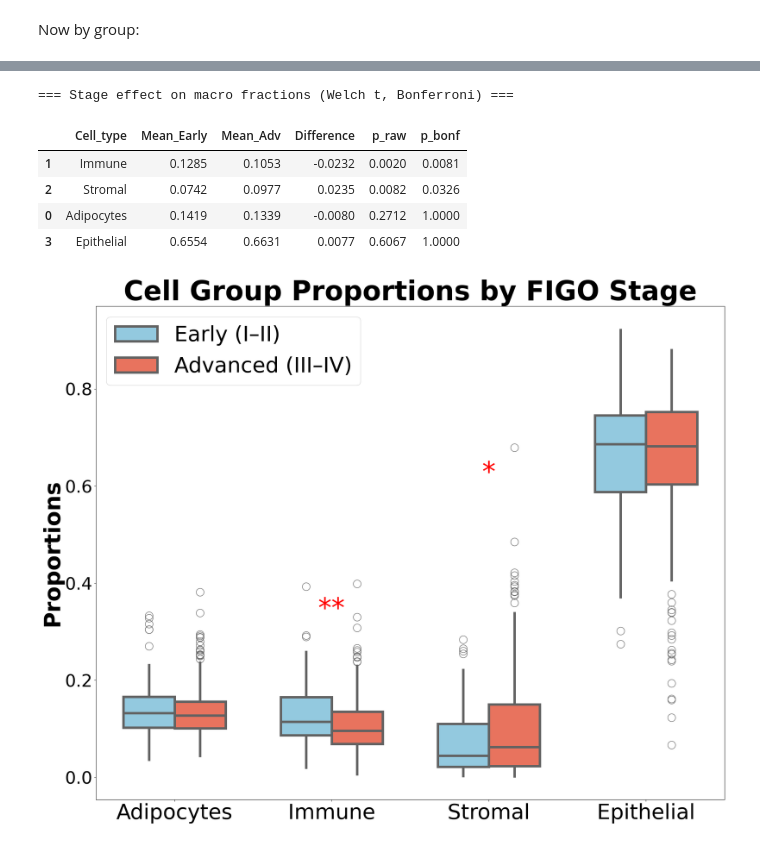
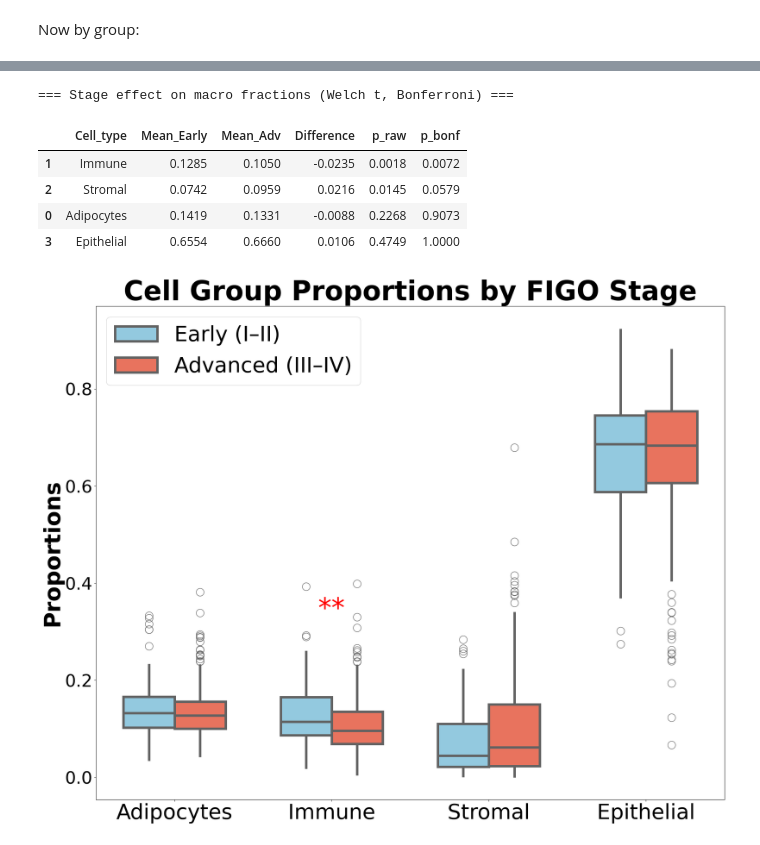
Before and after one commit to ivichadriana/HGSOC_Adipocytes, a Jupyter notebook: notebooks/analysis_proportions_vs_stage.ipynb, the cells around one changed output, grey strips where cells are left out. Saved outputs shown, nothing was run; the diff lists cells and outputs as text; code cells hidden in the pictures.

```diff
--- a/notebooks/analysis_proportions_vs_stage.ipynb
+++ b/notebooks/analysis_proportions_vs_stage.ipynb
@@ -127,3 +78,8 @@ cont_cols = ["Age", "BMI"]
+# %%
+renaming = hp.get_variable_renaming()
+tissue_dictionary = hp.get_tissue_dictionary()
+# continuous covariates to keep “as is”
+cont_cols = ["Age", "BMI"]
 # %% [markdown]
 Metadata
 # %%
@@ -142,4 +98,4 @@ df = meta_full.join(props, how="inner")
 cell_types = [col for col in df.columns if col not in meta_full.columns and col not in cont_cols]
 cell_types.remove("Dataset")
 
-df
+df = df[df.Stage != 9]
@@ -296,7 +234,5 @@ df_stage
 # %%
 # ── Welch t-tests on raw fractions ─────────────────────────────────────────
-from scipy.stats import ttest_ind
-from statsmodels.stats.multitest import multipletests
 cell_types = ["Adipocytes", "Immune", "Stromal", "Epithelial"]
 records = []
 for frac in cell_types:
@@ -320,45 +256,41 @@ print("\n=== Stage effect on macro fractions (Welch t, Bonferroni) ===")
 display(res_stage.round(4))
 
 # ── Plot all three fractions, star significant ones ───────────────────────
-import seaborn as sns, matplotlib.pyplot as plt, numpy as np
 
 long_all = (df_stage[["StageAdv"] + cell_types]
             .melt(id_vars="StageAdv",
                   var_name="Fraction", value_name="Prop"))
 
 palette = {0: "skyblue", 1: "tomato"}  # 0 = Early, 1 = Advanced
 plt.figure(figsize=(20,16))
 ax = sns.boxplot(data=long_all, x="Fraction", y="Prop",
                  hue="StageAdv", palette=palette, width=.65,
                  showcaps=False, fliersize=16, linewidth=5)
 
-def p_to_star(p):
-    return "***" if p < 0.001 else "**" if p < 0.01 else "*" if p < 0.05 else ""
-
 for i, frac in enumerate(cell_types):
-    star = p_to_star(res_stage.loc[res_stage.Cell_type == frac, "p_bonf"].values[0])
+    star = hp.p_to_star(res_stage.loc[res_stage.Cell_type == frac, "p_bonf"].values[0])
     if star:
         y_max = long_all.loc[long_all.Fraction == frac, "Prop"].max() - 0.1
         ax.text(i, y_max + 0.02, star, ha="center",
                 va="bottom", color="red", fontsize=56)
 
 plt.ylabel("Proportions", fontsize=46, fontweight="bold")
 plt.xlabel("", fontsize=46, fontweight="bold")
 
 handles, labels = ax.get_legend_handles_labels()
 ax.legend(handles, ["Early (I–II)", "Advanced (III–IV)"],
           loc="best", fontsize=44)
 
 plt.title("Cell Group Proportions by FIGO Stage",  fontsize=56, fontweight="bold")
 plt.xticks(fontsize=44)
 plt.yticks(fontsize=36)
 plt.tight_layout()
 plt.show()
 # %% [output]
 === Stage effect on macro fractions (Welch t, Bonferroni) ===
 |  | Cell_type | Mean_Early | Mean_Adv | Difference | p_raw | p_bonf |
-| 1 | Immune | 0.1285 | 0.1053 | -0.0232 | 0.0020 | 0.0081 |
-| 2 | Stromal | 0.0742 | 0.0977 | 0.0235 | 0.0082 | 0.0326 |
-| 0 | Adipocytes | 0.1419 | 0.1339 | -0.0080 | 0.2712 | 1.0000 |
-| 3 | Epithelial | 0.6554 | 0.6631 | 0.0077 | 0.6067 | 1.0000 |
+| 1 | Immune | 0.1285 | 0.1050 | -0.0235 | 0.0018 | 0.0072 |
+| 2 | Stromal | 0.0742 | 0.0959 | 0.0216 | 0.0145 | 0.0579 |
+| 0 | Adipocytes | 0.1419 | 0.1331 | -0.0088 | 0.2268 | 0.9073 |
+| 3 | Epithelial | 0.6554 | 0.6660 | 0.0106 | 0.4749 | 1.0000 |
-[figure, old version]
+[figure, new version]
```
Also changed, not shown: parts of 6 cells of this notebook, 8 other files.
